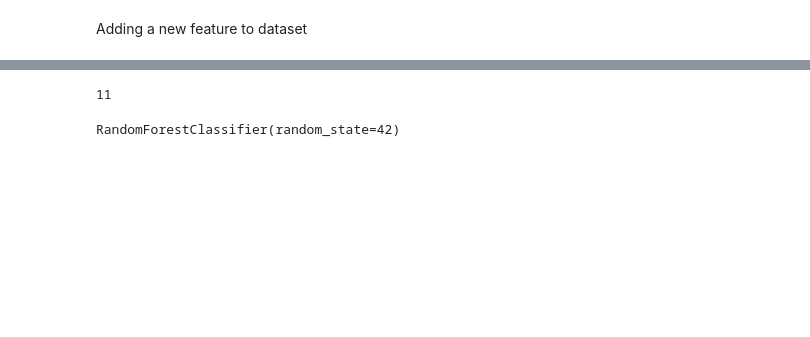
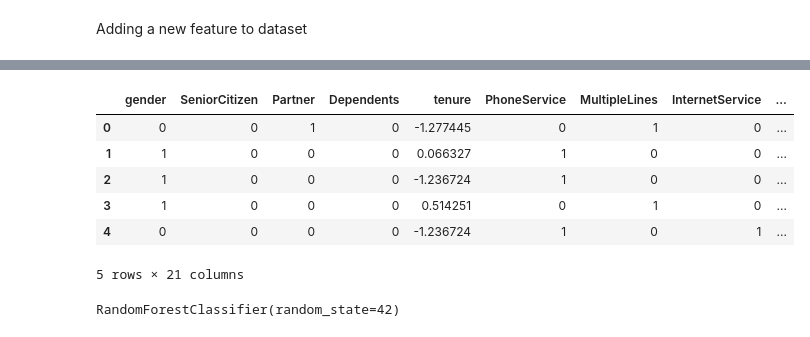
Before and after one commit to Sid-istic/End-to-End-customer-Churn, a Jupyter notebook: optimizations/02_FeatureImportance_.ipynb, the cells around one changed output, grey strips where cells are left out. Drawn from its saved outputs; the diff is of its cells as text; code cells hidden in the pictures; blank space fills up the shorter version.

```diff
--- a/optimizations/02_FeatureImportance_.ipynb
+++ b/optimizations/02_FeatureImportance_.ipynb
@@ -25,4 +25 @@ churn.head()
 5 rows × 21 columns
-# %%
-scaler = StandardScaler()
-churn['Tenure_Monthly'] = scaler.fit_transform(churn['Tenure_Monthly'].values.reshape(-1, 1))
@@ -28,0 +30,17 @@ churn['Tenure_Monthly'] = scaler.fit_transform(churn['Tenure_Monthly'].values.re
+# %%
+scaler = StandardScaler()
+scale = {}
+
+for col in numeric_colums:
+  scale[col] = scaler.fit(churn[col].values.reshape(-1,1))
+  churn[col] = scale[col].transform(churn[col].values.reshape(-1,1))
+
+churn.head()
+# %% [output]
+|  | gender | SeniorCitizen | Partner | Dependents | tenure | PhoneService | MultipleLines | InternetService | ... |
+| 0 | 0 | 0 | 1 | 0 | -1.277445 | 0 | 1 | 0 | ... |
+| 1 | 1 | 0 | 0 | 0 | 0.066327 | 1 | 0 | 0 | ... |
+| 2 | 1 | 0 | 0 | 0 | -1.236724 | 1 | 0 | 0 | ... |
+| 3 | 1 | 0 | 0 | 0 | 0.514251 | 0 | 1 | 0 | ... |
+| 4 | 0 | 0 | 0 | 0 | -1.236724 | 1 | 0 | 1 | ... |
+5 rows × 21 columns
@@ -29,11 +50,4 @@ churn['Tenure_Monthly'] = scaler.fit_transform(churn['Tenure_Monthly'].values.re
 # %%
 model = RandomForestClassifier(random_state=42)
-# %%
-print(churn.isnull().sum().sum()) # Check the total number of missing values
-
-# Drop rows with missing values
-churn.dropna(inplace=True)
-# %% [output]
-11
 # %%
 X = churn.drop('Churn', axis=1)
```
Also changed, not shown: parts of 12 cells of this notebook.
